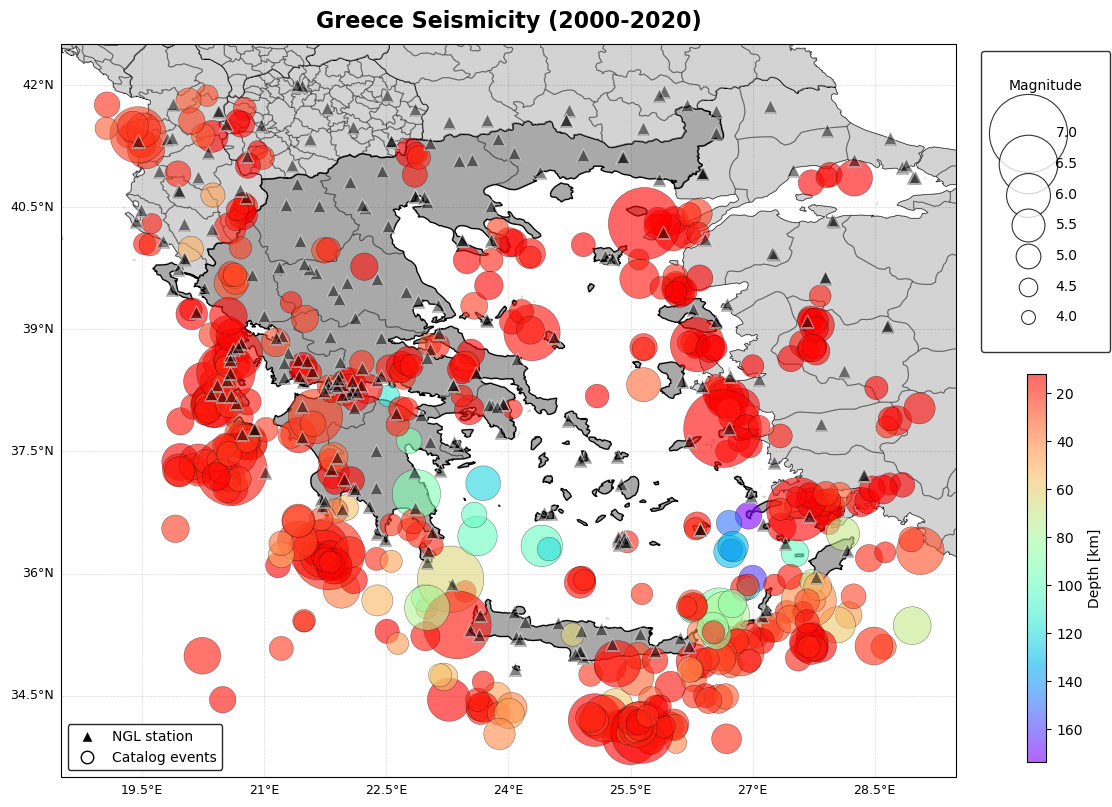
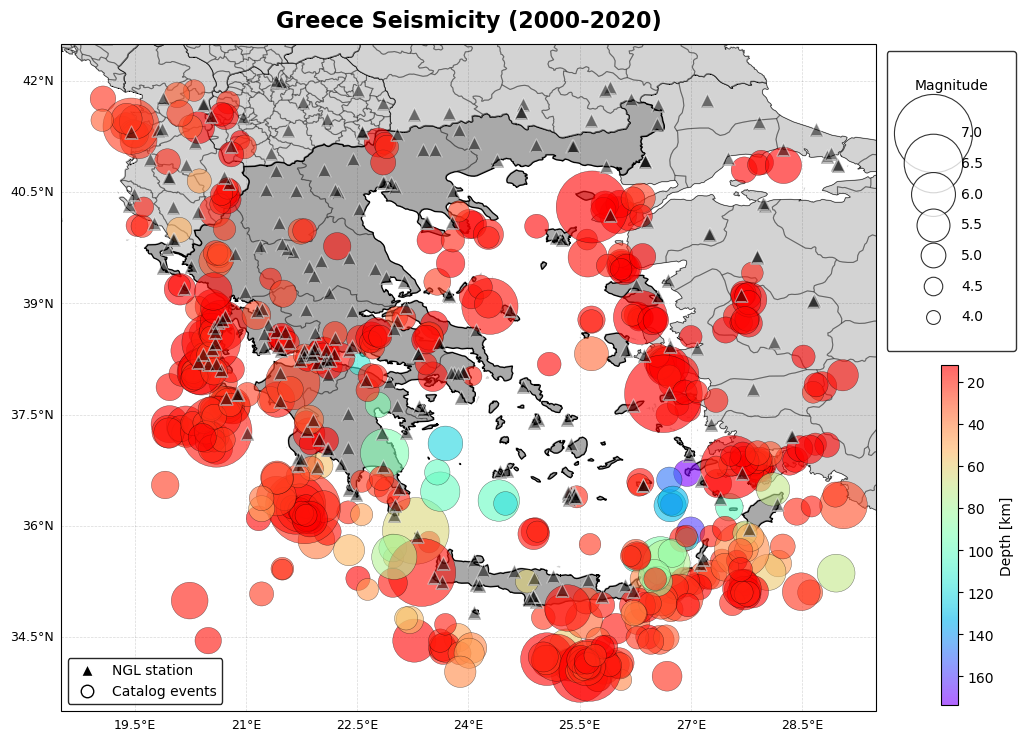
The change to this notebook cell's code, shown as a diff; its figure went from the first image to the second:
--- before
+++ after
@@ -19,5 +19,5 @@
 lon_min, lon_max = 18.5, 29.5
 lat_min, lat_max = 33.5, 42.5
-fig = plt.figure(figsize=(12, 10), facecolor="white")
+fig = plt.figure(figsize=(11, 10), facecolor="white")
 ax = fig.add_subplot(1, 1, 1, projection=ccrs.PlateCarree())
 ax.set_extent([lon_min, lon_max, lat_min, lat_max], crs=ccrs.PlateCarree())
@@ -70,5 +70,5 @@
     edgecolor="k", linewidth=0.3
 )
-cbar = plt.colorbar(sc, ax=ax, label="Depth [km]", shrink=0.4, anchor=(0.1, 0.23))
+cbar = plt.colorbar(sc, ax=ax, label="Depth [km]", shrink=0.35, anchor=(0.1, 0.25))
 cbar.ax.invert_yaxis()
 

Commit: Draft 8